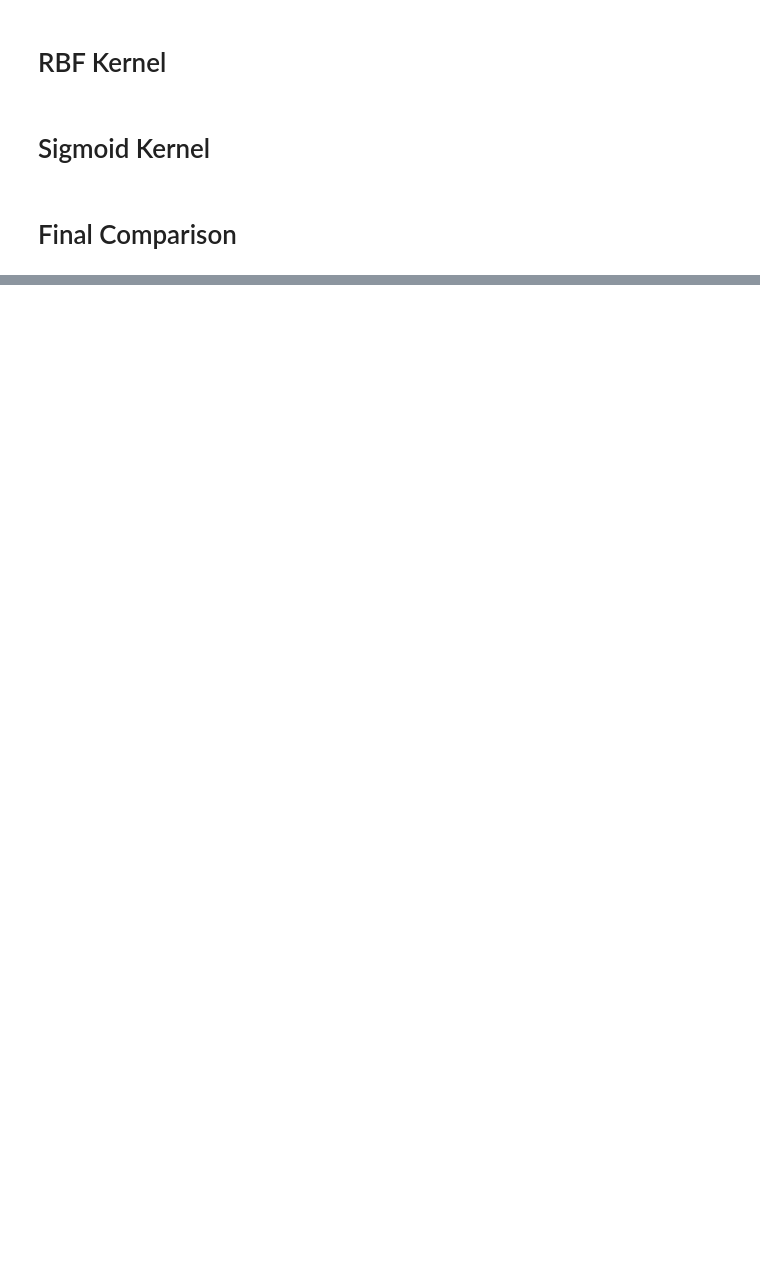
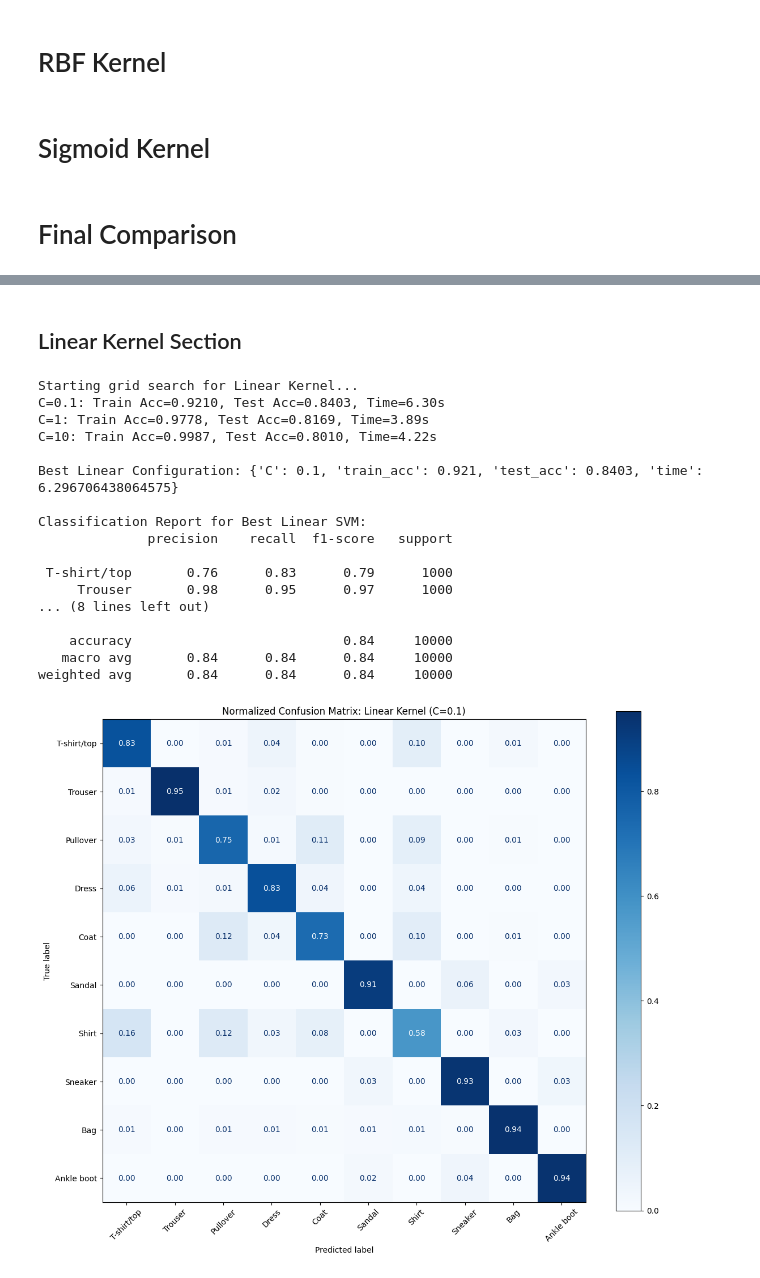
Before and after one commit to snig-17/COMP0014, a Jupyter notebook: COMP0014_Final_Coursework_Submission.ipynb, the cells around one changed output, grey strips where cells are left out. Saved outputs shown, nothing was run; the diff lists cells and outputs as text; code cells hidden in the pictures; blank space fills up the shorter version.

```diff
--- a/COMP0014_Final_Coursework_Submission.ipynb
+++ b/COMP0014_Final_Coursework_Submission.ipynb
@@ -338,0 +559,66 @@ display(summary.sort_values('test_acc', ascending=False))
+# %% [markdown]
+## Linear Kernel Section
+# %%
+# 1. Initialize results list
+linear_results = []
+C_values = [0.1, 1, 10]
+
+# 2-5. Grid search for Linear SVM
+print('Starting grid search for Linear Kernel...')
+for C in C_values:
+    clf = svm.SVC(kernel='linear', C=C)
+    start_time = time.time()
+    clf.fit(x_train_mini, y_train_mini)
+    elapsed_time = time.time() - start_time
+
+    train_acc = clf.score(x_train_mini, y_train_mini)
+    test_acc = clf.score(x_test, y_test)
+
+    linear_results.append({
+        'C': C,
+        'train_acc': train_acc,
+        'test_acc': test_acc,
+        'time': elapsed_time
+    })
+    print(f'C={C}: Train Acc={train_acc:.4f}, Test Acc={test_acc:.4f}, Time={elapsed_time:.2f}s')
+
+# 6. Find the best configuration
+best_linear = get_best(linear_results)
+print(f'\nBest Linear Configuration: {best_linear}')
+
+# 7. Retrain/Use the best model for final predictions
+final_linear_clf = svm.SVC(kernel='linear', C=best_linear['C'])
+final_linear_clf.fit(x_train_mini, y_train_mini)
+linear_predicted = final_linear_clf.predict(x_test)
+
+# 8. Produce classification report
+print('\nClassification Report for Best Linear SVM:')
+print(metrics.classification_report(y_test, linear_predicted, target_names=class_names))
+
+# 9. Create and display normalized confusion matrix
+cm_linear = metrics.confusion_matrix(y_test, linear_predicted, normalize='true')
+fig, ax = plt.subplots(figsize=(12, 10))
+cm_display = metrics.ConfusionMatrixDisplay(confusion_matrix=cm_linear, display_labels=class_names)
+cm_display.plot(values_format='.2f', ax=ax, xticks_rotation=45, cmap='Blues')
+plt.title(f'Normalized Confusion Matrix: Linear Kernel (C={best_linear["C"]})')
+plt.tight_layout()
+plt.show()
+# %% [output]
+Starting grid search for Linear Kernel...
+C=0.1: Train Acc=0.9210, Test Acc=0.8403, Time=6.30s
+C=1: Train Acc=0.9778, Test Acc=0.8169, Time=3.89s
+C=10: Train Acc=0.9987, Test Acc=0.8010, Time=4.22s
+
+Best Linear Configuration: {'C': 0.1, 'train_acc': 0.921, 'test_acc': 0.8403, 'time': 6.296706438064575}
+
+Classification Report for Best Linear SVM:
+              precision    recall  f1-score   support
+
+ T-shirt/top       0.76      0.83      0.79      1000
+     Trouser       0.98      0.95      0.97      1000
+... (8 lines left out)
+
+    accuracy                           0.84     10000
+   macro avg       0.84      0.84      0.84     10000
+weighted avg       0.84      0.84      0.84     10000
+[figure, added]
```
Also changed, not shown: parts of 21 cells of this notebook.
